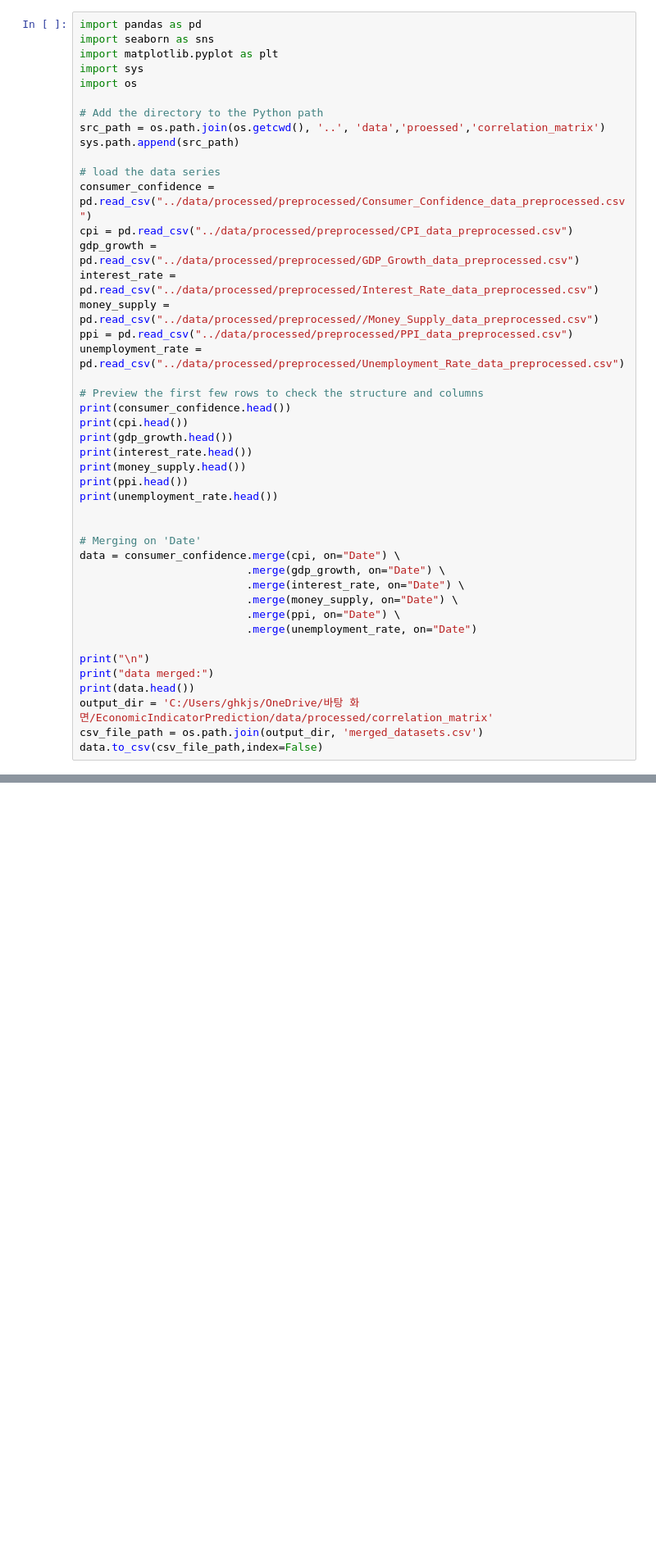
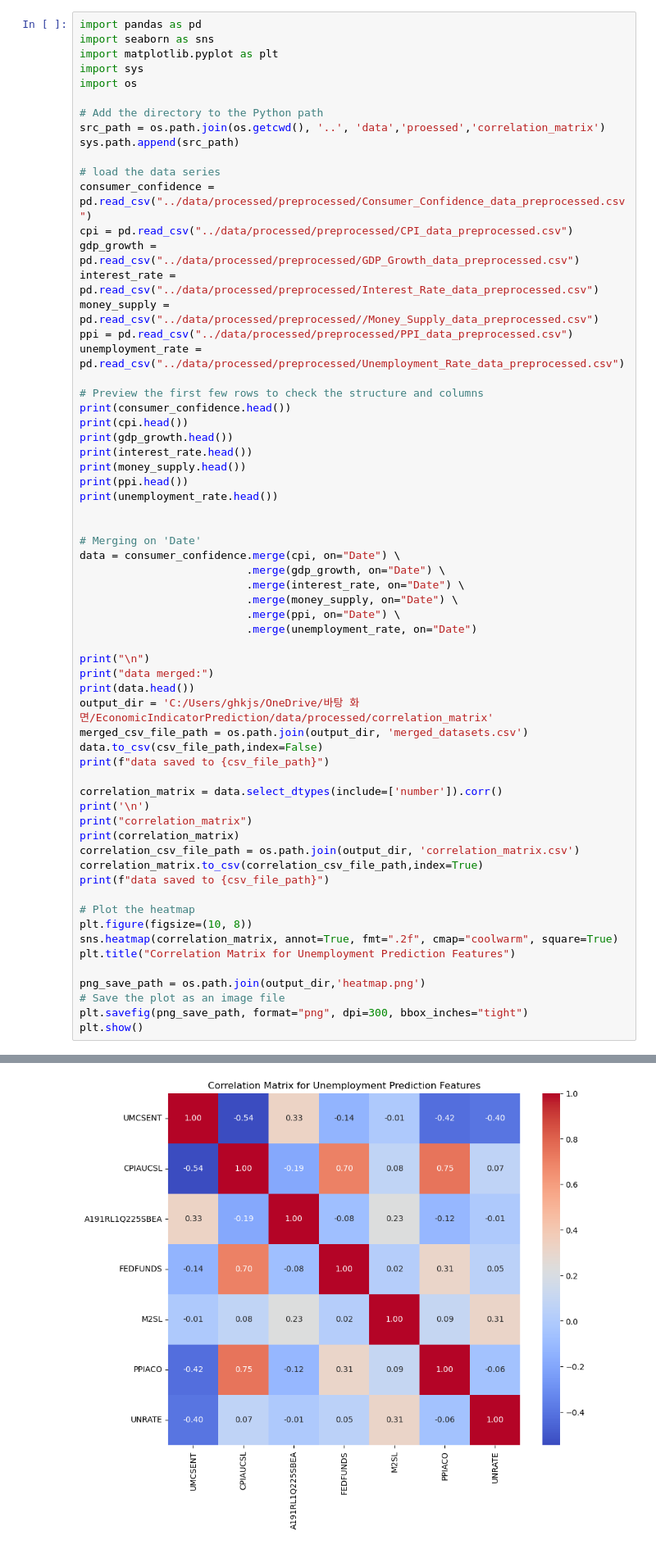
Before and after one commit to kotatkow/EconomicIndicatorPrediction, a Jupyter notebook: notebooks/correlation_matrix.ipynb, the cells around one changed output, grey strips where cells are left out. Shown: that part at 82% size. Cells and saved outputs as stored; diff of their text form; blank space fills up the shorter version.

Commit message:
create heatmap for the correlation matrix between each dataset

```diff
--- a/notebooks/correlation_matrix.ipynb
+++ b/notebooks/correlation_matrix.ipynb
@@ -40,8 +40,27 @@ print("\n")
 print("data merged:")
 print(data.head())
 output_dir = 'C:/Users/ghkjs/OneDrive/바탕 화면/EconomicIndicatorPrediction/data/processed/correlation_matrix'
-csv_file_path = os.path.join(output_dir, 'merged_datasets.csv')
+merged_csv_file_path = os.path.join(output_dir, 'merged_datasets.csv')
 data.to_csv(csv_file_path,index=False)
+print(f"data saved to {csv_file_path}")
+
+correlation_matrix = data.select_dtypes(include=['number']).corr()
+print('\n')
+print("correlation_matrix")
+print(correlation_matrix)
+correlation_csv_file_path = os.path.join(output_dir, 'correlation_matrix.csv')
+correlation_matrix.to_csv(correlation_csv_file_path,index=True)
+print(f"data saved to {csv_file_path}")
+
+# Plot the heatmap
+plt.figure(figsize=(10, 8))
+sns.heatmap(correlation_matrix, annot=True, fmt=".2f", cmap="coolwarm", square=True)
+plt.title("Correlation Matrix for Unemployment Prediction Features")
+
+png_save_path = os.path.join(output_dir,'heatmap.png')
+# Save the plot as an image file
+plt.savefig(png_save_path, format="png", dpi=300, bbox_inches="tight")
+plt.show()
 # %% [output]
          Date   UMCSENT
 0  1959-01-31  0.730645
@@ -62,0 +82 @@ data.to_csv(csv_file_path,index=False)
+[figure, added]
```
Also changed, not shown: parts of 1 cell of this notebook, 2 other files.
